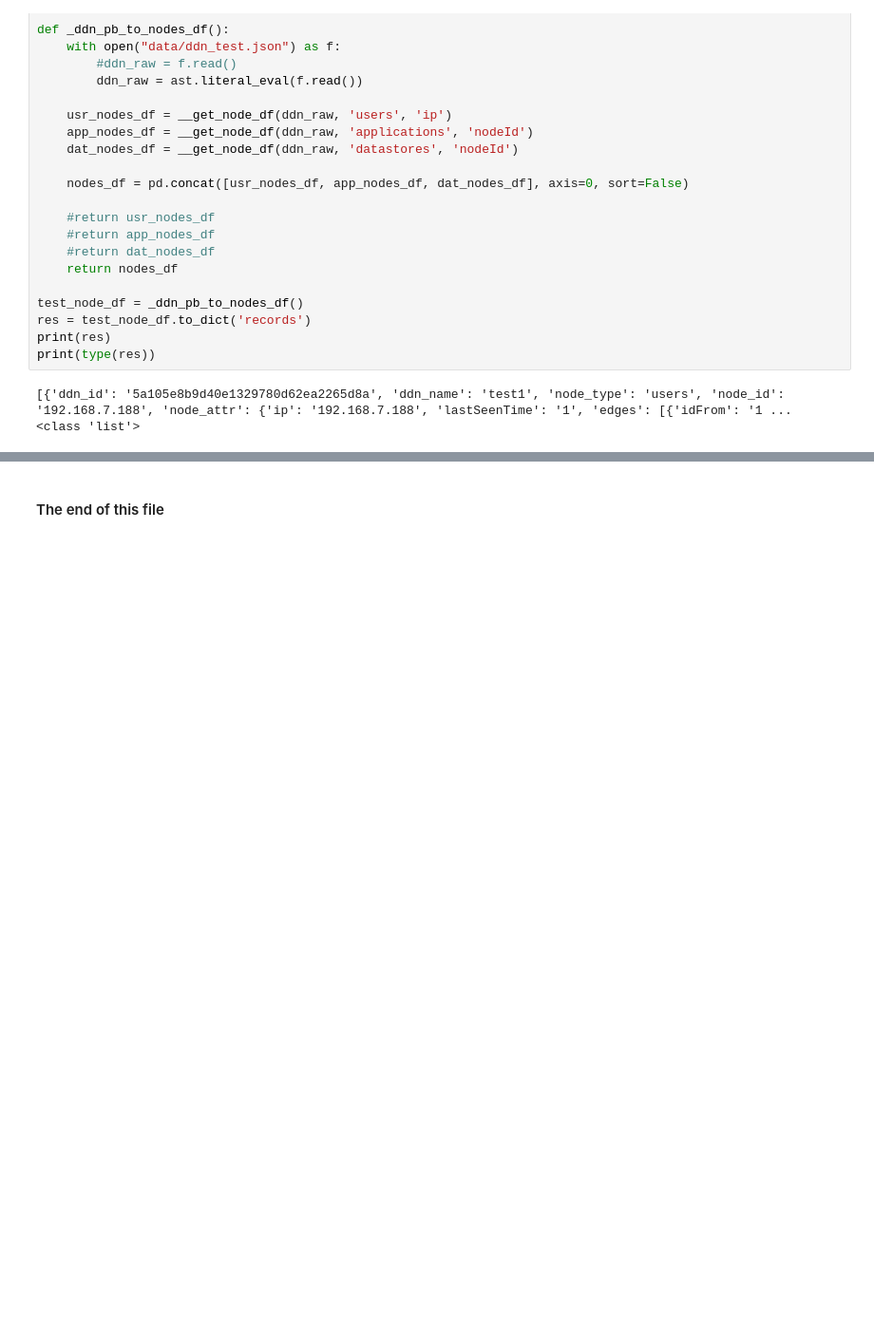
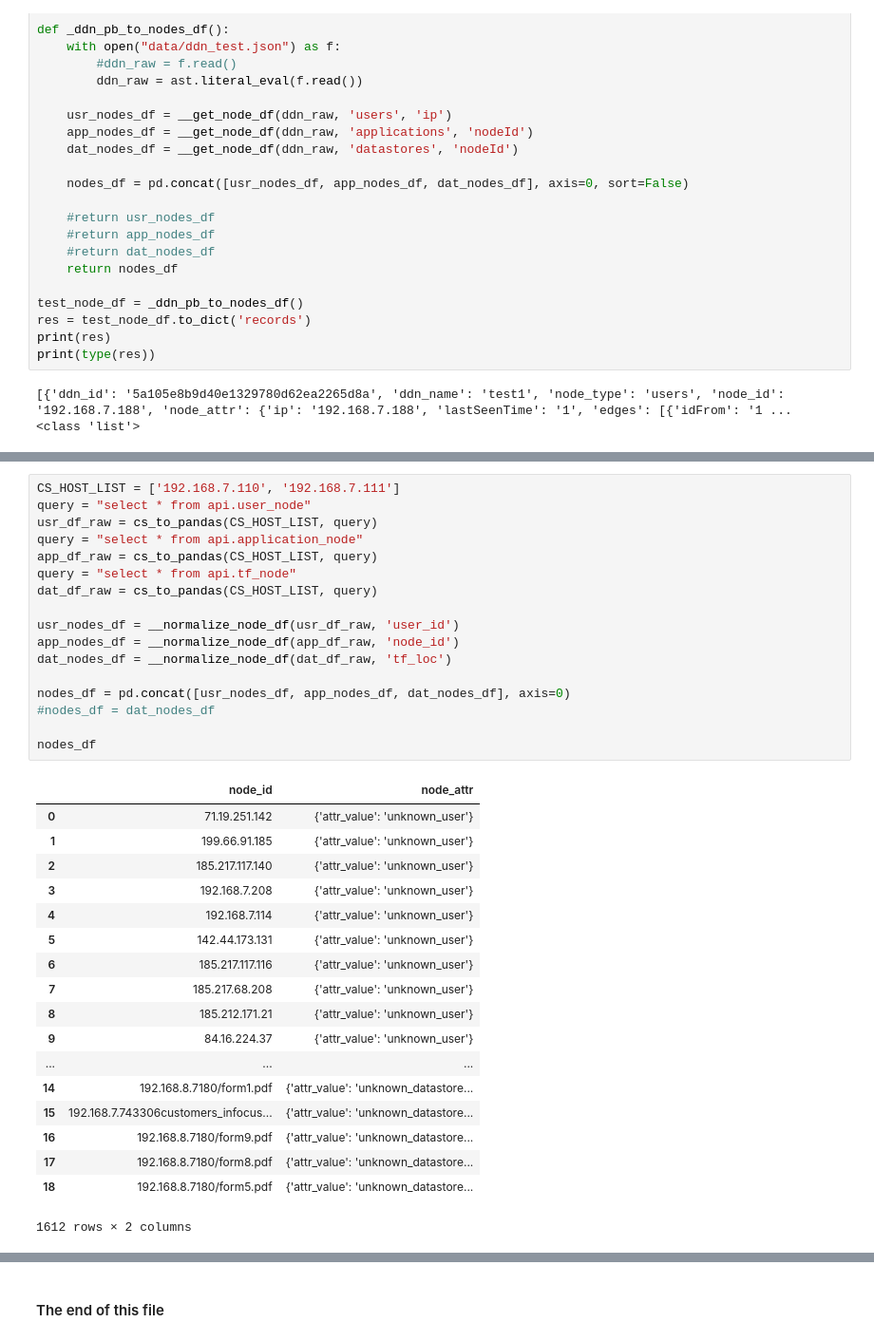
Before and after one commit to weihuacern/notebook_heliosdata, a Jupyter notebook: jupyternotebooks/test_ddn_20180628.ipynb, the cells around one changed output, grey strips where cells are left out. Shown at 95% size. Drawn from its saved outputs; the diff is of its cells as text; blank space fills up the shorter version.

```diff
--- a/jupyternotebooks/test_ddn_20180628.ipynb
+++ b/jupyternotebooks/test_ddn_20180628.ipynb
@@ -346,0 +469,36 @@ test_edge_df
+# %%
+CS_HOST_LIST = ['192.168.7.110', '192.168.7.111']
+query = "select * from api.user_node"
+usr_df_raw = cs_to_pandas(CS_HOST_LIST, query)
+query = "select * from api.application_node"
+app_df_raw = cs_to_pandas(CS_HOST_LIST, query)
+query = "select * from api.tf_node"
+dat_df_raw = cs_to_pandas(CS_HOST_LIST, query)
+
+usr_nodes_df = __normalize_node_df(usr_df_raw, 'user_id')
+app_nodes_df = __normalize_node_df(app_df_raw, 'node_id')
+dat_nodes_df = __normalize_node_df(dat_df_raw, 'tf_loc')
+
+nodes_df = pd.concat([usr_nodes_df, app_nodes_df, dat_nodes_df], axis=0)
+#nodes_df = dat_nodes_df
+
+nodes_df
+# %% [output]
+|  | node_id | node_attr |
+| 0 | 71.19.251.142 | {'attr_value': 'unknown_user'} |
+| 1 | 199.66.91.185 | {'attr_value': 'unknown_user'} |
+| 2 | 185.217.117.140 | {'attr_value': 'unknown_user'} |
+| 3 | 192.168.7.208 | {'attr_value': 'unknown_user'} |
+| 4 | 192.168.7.114 | {'attr_value': 'unknown_user'} |
+| 5 | 142.44.173.131 | {'attr_value': 'unknown_user'} |
+| 6 | 185.217.117.116 | {'attr_value': 'unknown_user'} |
+| 7 | 185.217.68.208 | {'attr_value': 'unknown_user'} |
+| 8 | 185.212.171.21 | {'attr_value': 'unknown_user'} |
+| 9 | 84.16.224.37 | {'attr_value': 'unknown_user'} |
+| ... | ... | ... |
+| 14 | 192.168.8.7180/form1.pdf | {'attr_value': 'unknown_datastore... |
+| 15 | 192.168.7.743306customers_infocus... | {'attr_value': 'unknown_datastore... |
+| 16 | 192.168.8.7180/form9.pdf | {'attr_value': 'unknown_datastore... |
+| 17 | 192.168.8.7180/form8.pdf | {'attr_value': 'unknown_datastore... |
+| 18 | 192.168.8.7180/form5.pdf | {'attr_value': 'unknown_datastore... |
+1612 rows × 2 columns
```
Also changed, not shown: parts of 10 cells of this notebook, 2 other files.
